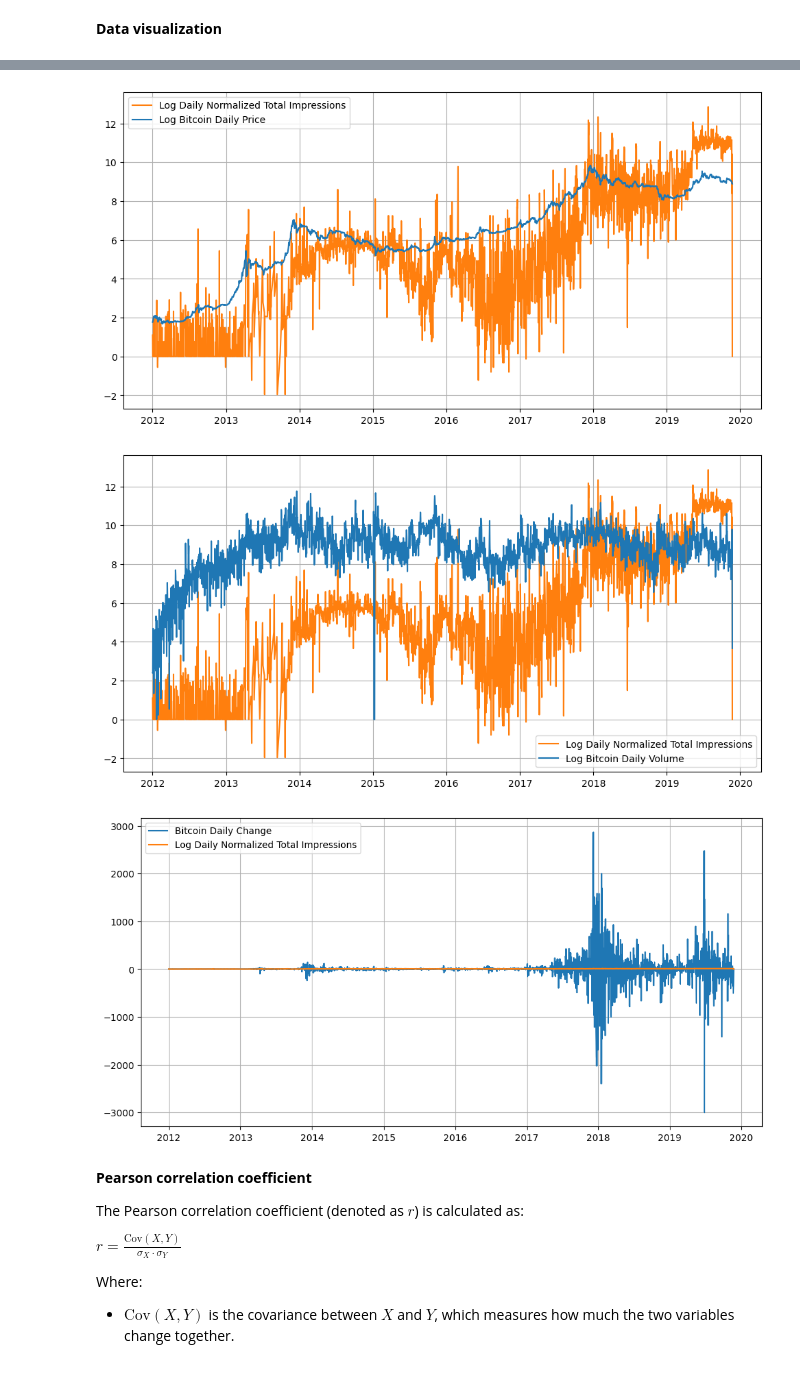
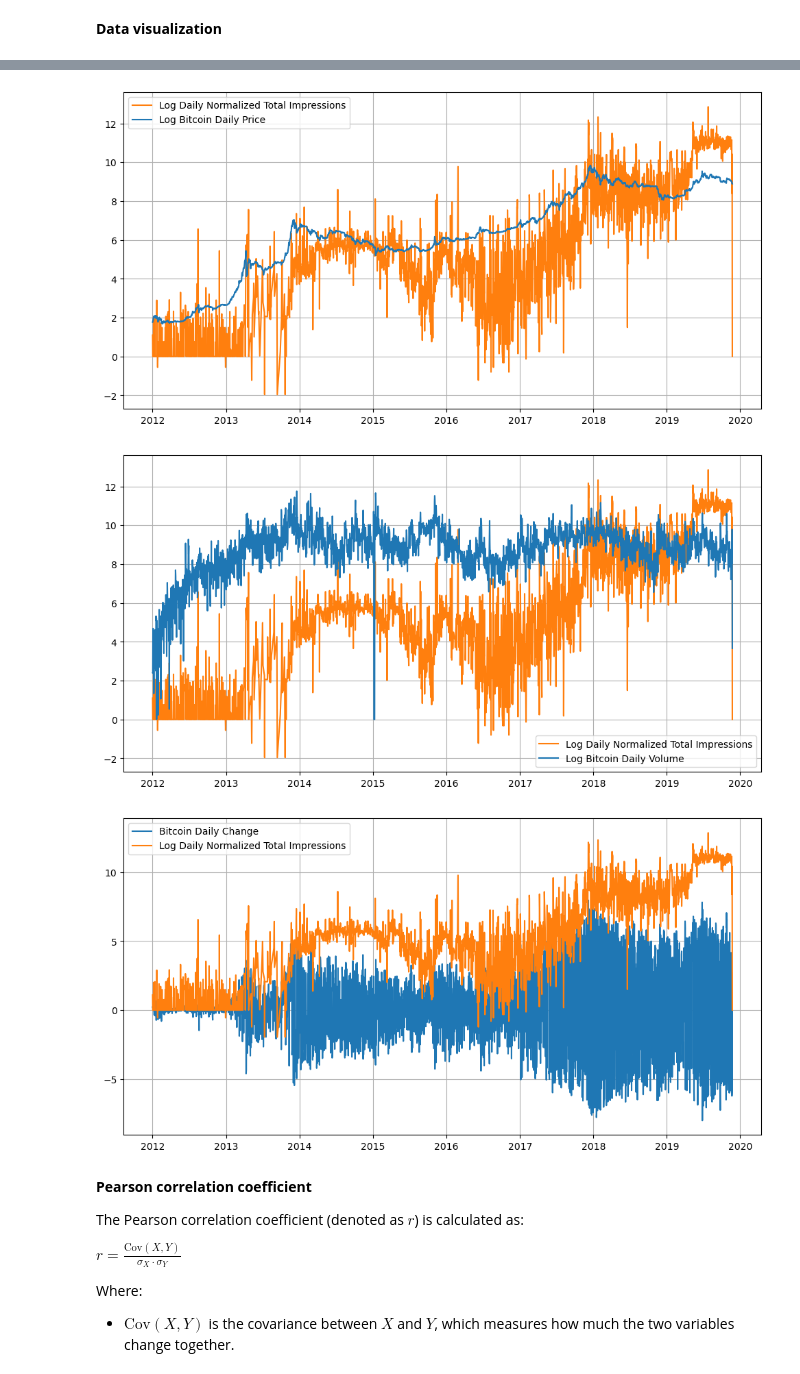
Before and after one commit to finn-prins/Scientific-Data-Analysis-Project, a Jupyter notebook: team_11.ipynb, the cells around one changed output, grey strips where cells are left out. Cells and saved outputs as stored; diff of their text form; code cells hidden in the pictures.

Commit message:
Used log on change but kept sign in mind

```diff
--- a/team_11.ipynb
+++ b/team_11.ipynb
@@ -259,12 +259,13 @@ bitcoin = bitcoin.fillna(0)
 # Adding 1 to avoid log(0) and interpolting for missing values
 log_price = np.log(bitcoin['price'] + 1).interpolate(method='linear')
 log_volume = np.log(bitcoin['volume'] + 1).interpolate(method='linear')
+log_change = np.log(abs(bitcoin['change']) + 1) * np.sign(bitcoin['change'])
 log_impressions = np.log(impressions['total'] + 1).interpolate(method='linear')
 log_sentiment = np.log(impressions['sentiment'] + 1).interpolate(method='linear')
 
 adf_price = adfuller(log_price)
 adf_volume = adfuller(log_volume)
-adf_change = adfuller(bitcoin['change'])
+adf_change = adfuller(log_change)
 adf_impressions = adfuller(log_impressions)
 adf_sentiment = adfuller(log_sentiment)
 
@@ -293,7 +294,7 @@ plt.show()
 
 # Bitcoin change vs log total impressions
 plt.figure(figsize=(12, 6))
-plt.plot(date_range, bitcoin['change'], label='Bitcoin Daily Change', color='#1f77b4')
+plt.plot(date_range, log_change, label='Bitcoin Daily Change', color='#1f77b4')
 plt.plot(date_range, log_impressions, label='Log Daily Normalized Total Impressions', color='#ff7f0e')
 plt.legend()
 plt.grid(True)
@@ -319,7 +320,7 @@ plt.show()
 
 # Bitcoin change vs log sentiment magnitude
 plt.figure(figsize=(12, 6))
-plt.plot(date_range, bitcoin['change'], label='Bitcoin Daily Change', color='#1f77b4')
+plt.plot(date_range, log_change, label='Bitcoin Daily Change', color='#1f77b4')
 plt.plot(date_range, log_sentiment, label='Log Daily Normalized Total Impressions', color='#ff7f0e')
 plt.legend()
 plt.grid(True)
@@ -336,6 +337,6 @@ Sentiment ADF: -1.6440165706472618, cutoff: {'1%': -3.432642535640906, '5%': -2.
 [figure]
 [figure]
-[figure, old version]
+[figure, new version]
 # %% [markdown]
 **Pearson correlation coefficient**
 
```
Also changed, not shown: parts of 6 cells of this notebook.
